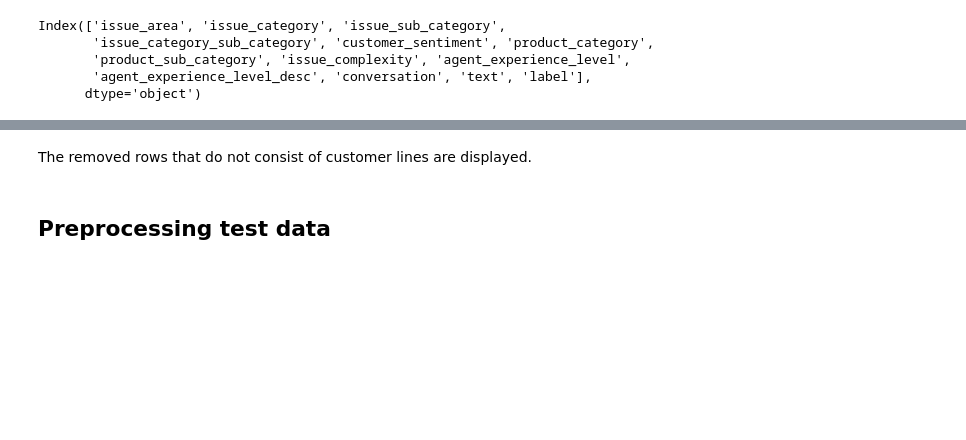
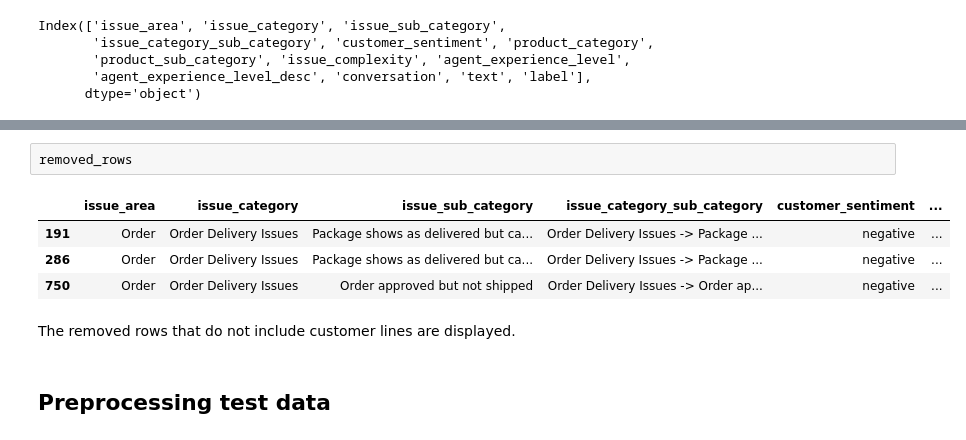
Before and after one commit to Ayseatci/DI725_Assignment1, a Jupyter notebook: notebooks/preprocessing.ipynb, the cells around one changed output, grey strips where cells are left out. Drawn from its saved outputs; the diff is of its cells as text; blank space fills up the shorter version.

```diff
--- a/notebooks/preprocessing.ipynb
+++ b/notebooks/preprocessing.ipynb
@@ -110,5 +133,12 @@ Everything up-to-date
+# %%
+removed_rows
+# %% [output]
+|  | issue_area | issue_category | issue_sub_category | issue_category_sub_category | customer_sentiment | ... |
+| 191 | Order | Order Delivery Issues | Package shows as delivered but ca... | Order Delivery Issues -> Package ... | negative | ... |
+| 286 | Order | Order Delivery Issues | Package shows as delivered but ca... | Order Delivery Issues -> Package ... | negative | ... |
+| 750 | Order | Order Delivery Issues | Order approved but not shipped | Order Delivery Issues -> Order ap... | negative | ... |
 # %% [markdown]
-The removed rows that do not consist of customer lines are displayed.
+The removed rows that do not include customer lines are displayed.
 # %% [markdown]
 ## Preprocessing test data
 # %%
```
Also changed, not shown: parts of 4 cells of this notebook.
